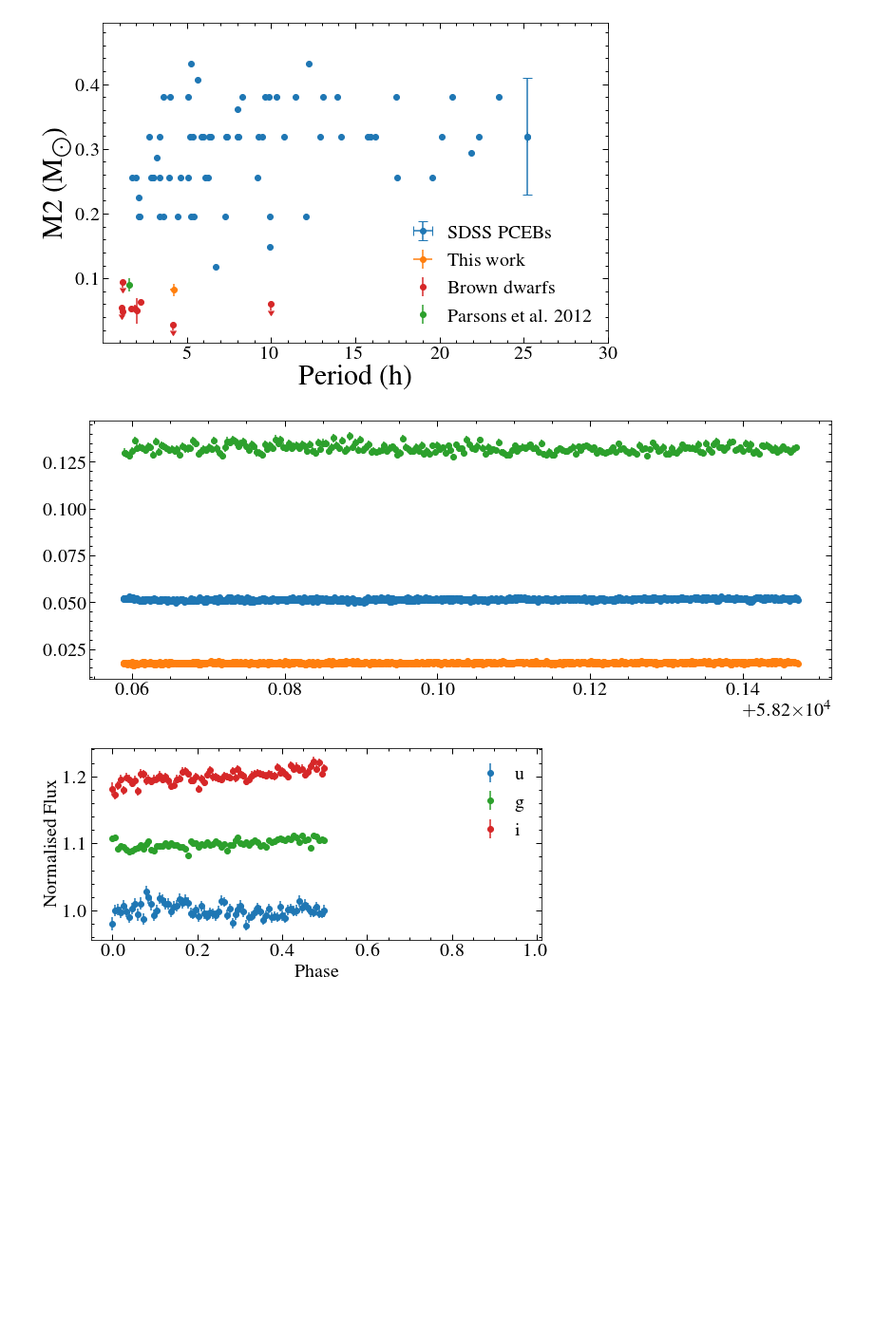
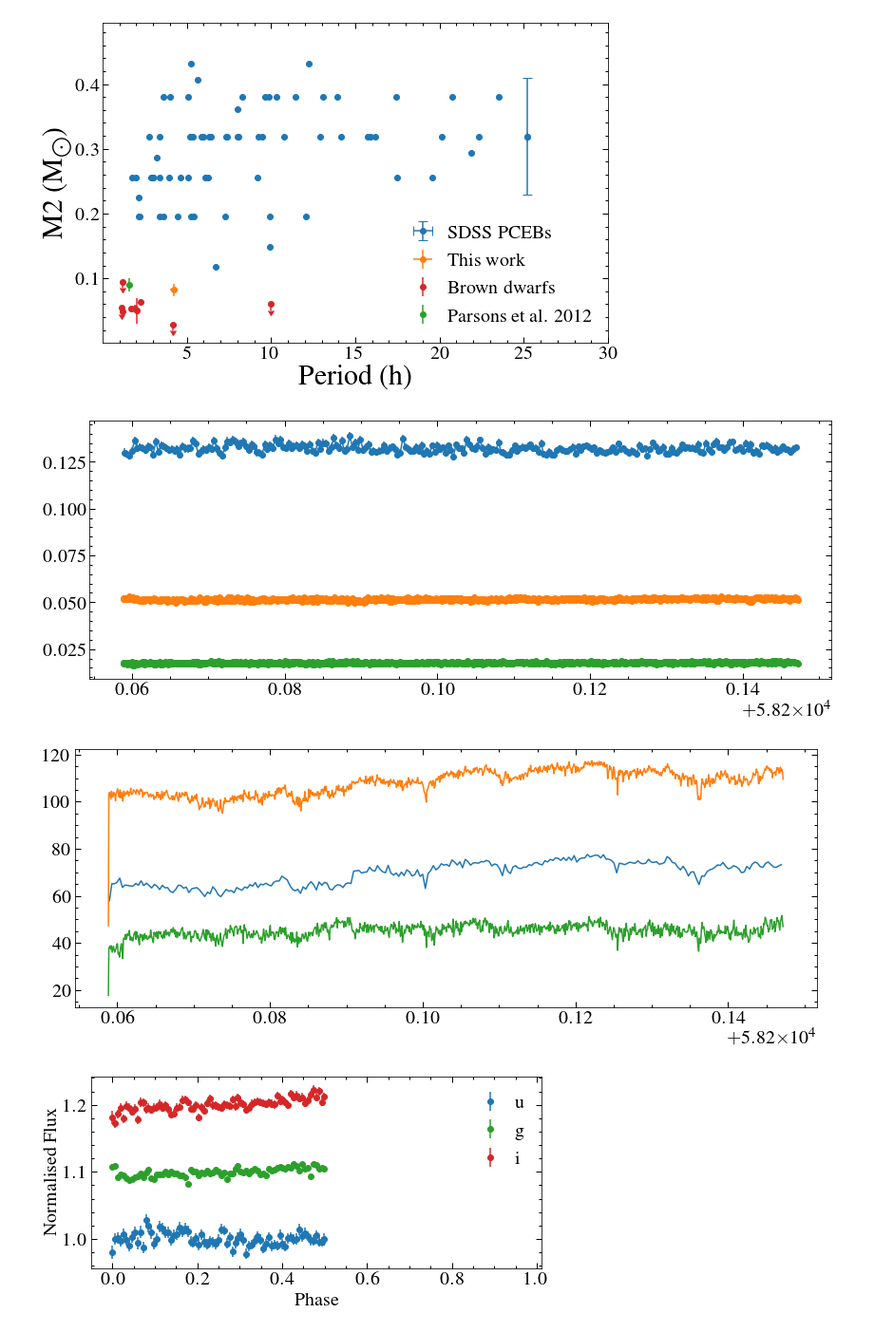
Before and after one commit to davidjwilson/wd-bd, a Jupyter notebook: 1144_science.ipynb, the cells around one changed output. Shown at 95% size. Drawn from its saved outputs; the diff is of its cells as text; code cells hidden in the pictures; blank space fills up the shorter version.

```diff
--- a/1144_science.ipynb
+++ b/1144_science.ipynb
@@ -107,9 +107,15 @@ plt.savefig('period_v_mass.png', dpi=150)
 # %%
 for pht in phot_files:
     t, f, e = np.loadtxt(pht, unpack=True)
     plt.errorbar(t, f, yerr=e,marker='o')
+plt.show()
+for pht in phot_files:
+    t, f, e = np.loadtxt(pht, unpack=True)
+    plt.plot(t, f/e)
+plt.show()
 # %% [output]
-[figure, old version]
+[figure, new version]
+[figure, added]
 # %%
 from  craftroom import resample
 # %%
```
Also changed, not shown: parts of 1 cell of this notebook, 5 other files.
